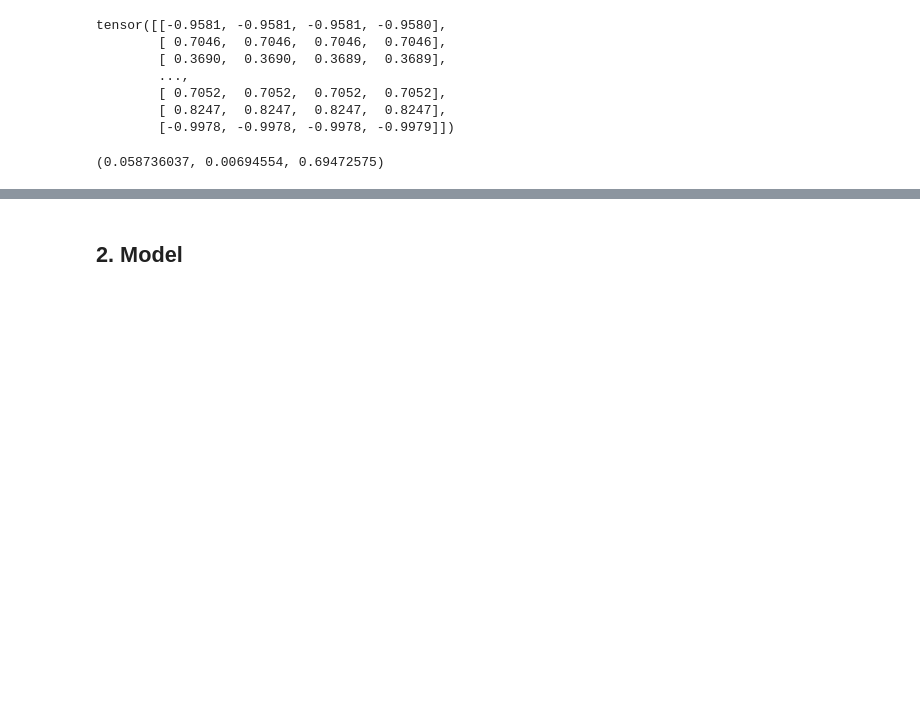
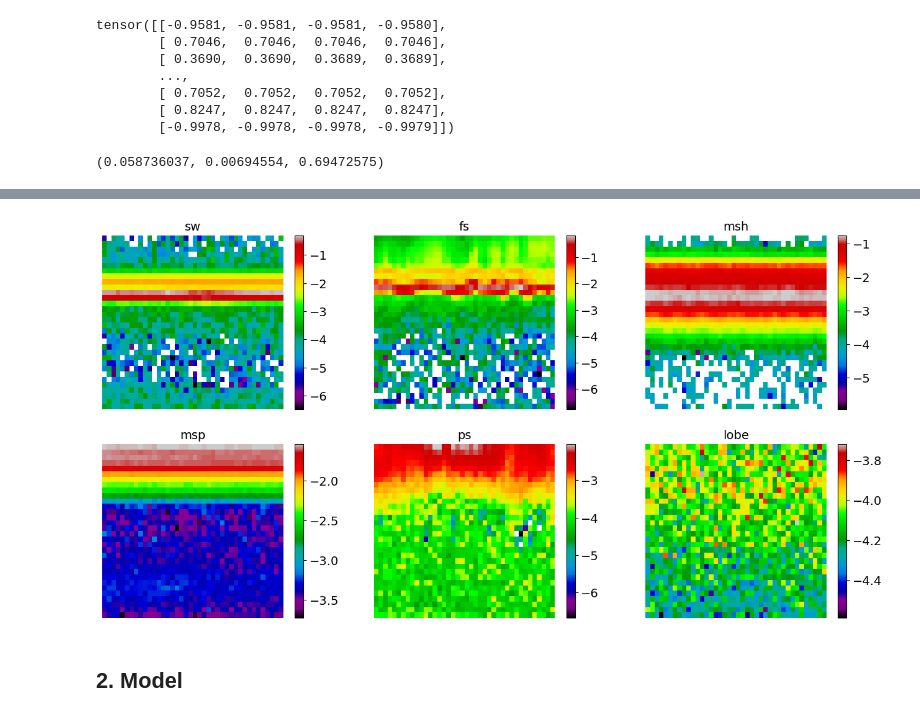
Before and after one commit to nargesahmadi/Magnetospheric-Regions, a Jupyter notebook: main_CNNRF.ipynb, the cells around one changed output, grey strips where cells are left out. Saved outputs shown, nothing was run; the diff lists cells and outputs as text; code cells hidden in the pictures; blank space fills up the shorter version.

```diff
--- a/main_CNNRF.ipynb
+++ b/main_CNNRF.ipynb
@@ -156,3 +157,22 @@ for i in range(1, rows * cols + 1):
+# %%
+import matplotlib.pyplot as plt
+indices = [174, 118, 158, 68, 49, 466]
+values = [0, 1, 2, 3, 4, 5]
+torch.manual_seed(42)
+fig = plt.figure(figsize=(16, 8))
+rows, cols = 2, 3
+for i in range(1, rows * cols + 1):
+    # random_idx = torch.randint(0, len(X1_train), size=[1]).item()
+    img, label = X1_train[indices[i-1]], y_train[indices[i-1]]
+    fig.add_subplot(rows, cols, i)
+    plt.pcolormesh(np.log10(img.squeeze()), cmap='nipy_spectral', shading="auto")
+    plt.colorbar()
+    # plt.clim(0,0.25)
+    plt.title(class_names[label])
+    plt.axis(False);
+    plt.savefig('Fluxexamples.png')
+# %% [output]
+[figure, added]
 # %%
 # indices = (y_train == 1).nonzero(as_tuple=True)[0]
 # indices
```
Also changed, not shown: parts of 12 cells of this notebook.
